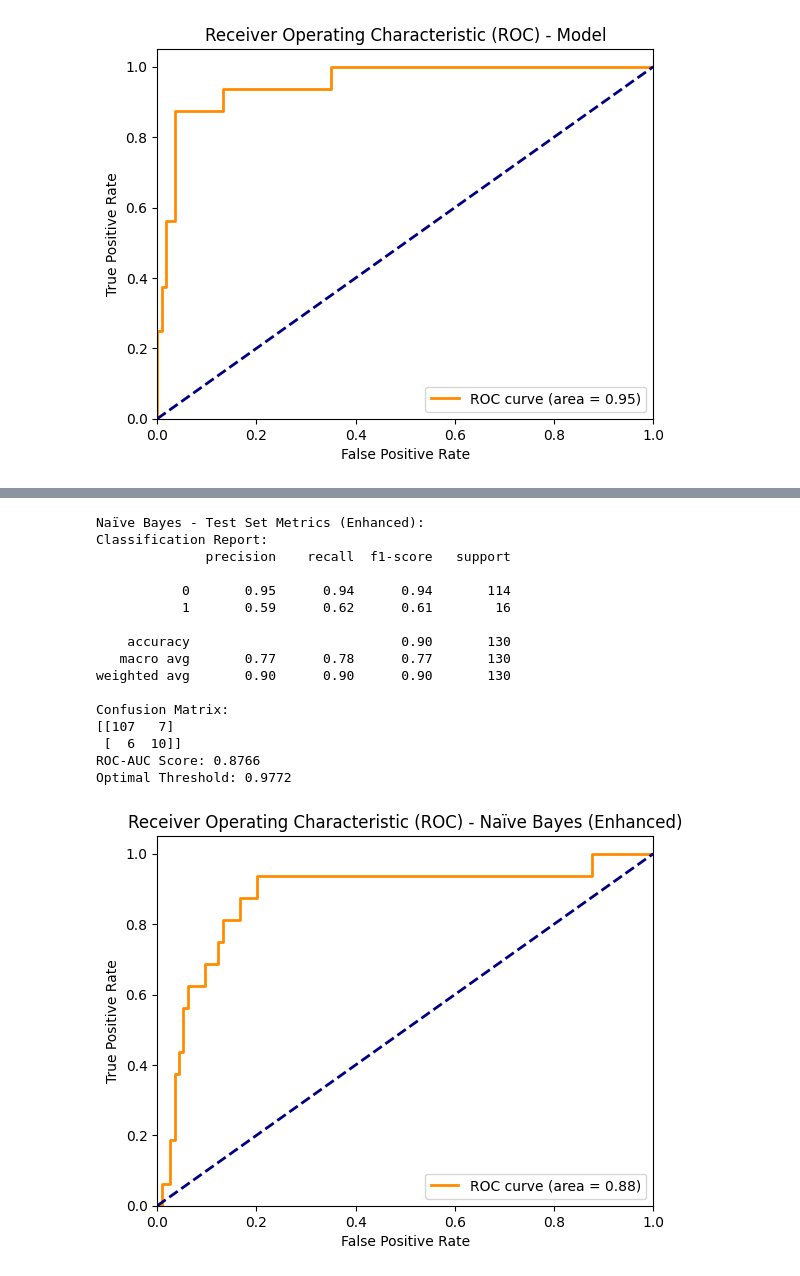
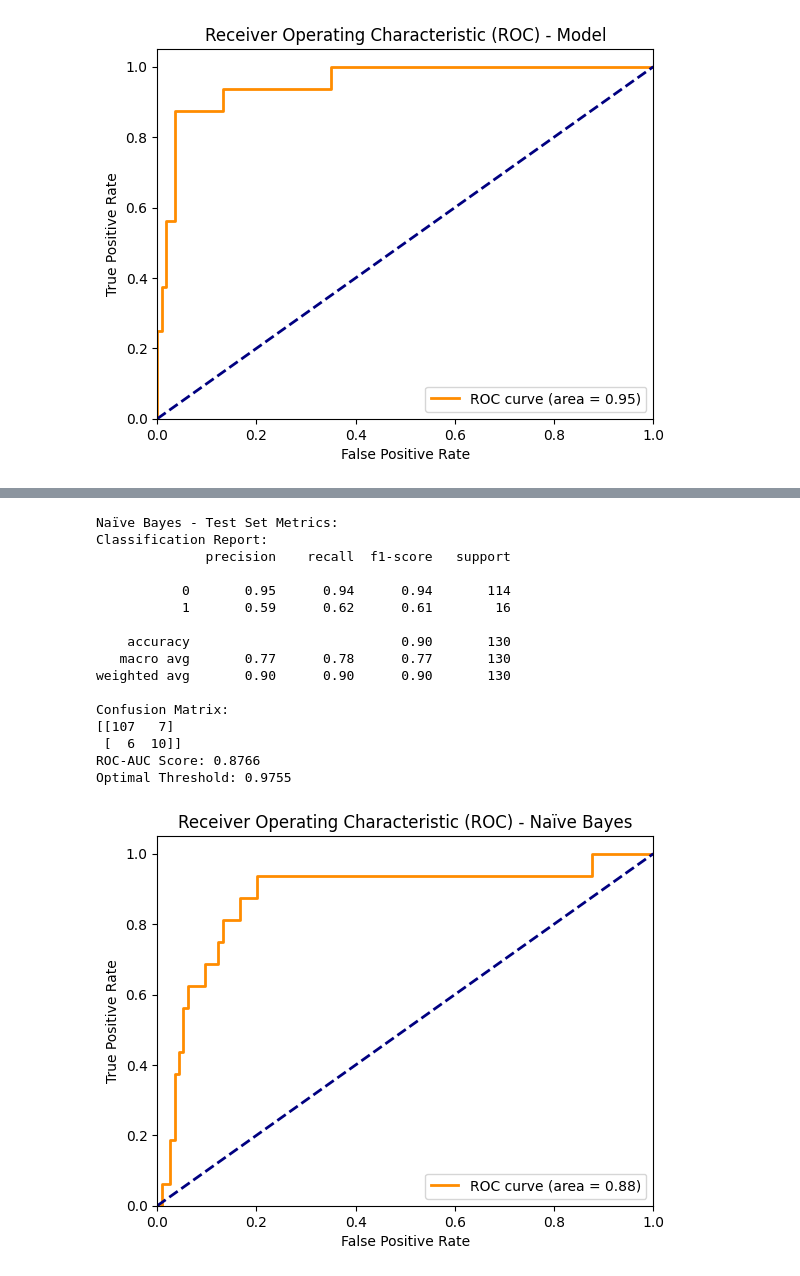
Before and after one commit to Mariz-Youssef/COVID-19-Outcome-Prediction, a Jupyter notebook: Notebook-1.ipynb, the cells around one changed output, grey strips where cells are left out. Cells and saved outputs as stored; diff of their text form; code cells hidden in the pictures.

```diff
--- a/Notebook-1.ipynb
+++ b/Notebook-1.ipynb
@@ -107,7 +161,7 @@ recall_scorer = make_scorer(recall_score)
 for k in range(1, 21):
     knn = KNeighborsClassifier(n_neighbors=k)
     # Use the recall scorer for cross-validation
-    cv_scores = cross_val_score(knn, X_train, y_train, cv=5, scoring=recall_scorer)  # 5-fold cross-validation
+    cv_scores = cross_val_score(knn, X_train_resampled, y_train_resampled, cv=5, scoring=recall_scorer)  # 5-fold cross-validation
     mean_recall = cv_scores.mean()
     #print(f"k={k}, Cross-Validation Recall: {mean_recall}")
     if (mean_recall > best_recall) & (k!=1): #to avoid overfitting
@@ -120,5 +174,5 @@ Optimal number of neighbors (k) for maximum recall: 3
 # %%
 # 5. Train the KNN classifier with the optimal k
 knn = KNeighborsClassifier(n_neighbors=best_k)
-knn.fit(X_train, y_train)
+knn.fit(X_train_resampled, y_train_resampled)
 # %% [output]
@@ -432,27 +478,4 @@ Optimal Threshold: 0.9999
 # %%
-from imblearn.combine import SMOTETomek
-
-# Scaling
-#scaler = StandardScaler()
-#X_train_scaled = scaler.fit_transform(X_train)
-#X_test_scaled = scaler.transform(X_test)
-
-# Handle imbalance with SMOTE + Tomek Links
-smote_tomek = SMOTETomek(random_state=RANDOM_STATE)
-X_train_resampled, y_train_resampled = smote_tomek.fit_resample(X_train, y_train)
-
-# Naïve Bayes with isotonic calibration
-naive_bayes_test=GaussianNB(var_smoothing=1e-9)
-#naive_bayes = GaussianNB(var_smoothing=1e-9)
-#naive_bayes_test
-# = CalibratedClassifierCV(naive_bayes, method='isotonic')
-
-# Fit model
-naive_bayes_test.fit(X_train_resampled, y_train_resampled)
-
-# Predict probabilities
-y_test_proba_nb = naive_bayes_test.predict_proba(X_test)[:, 1]
-
 # Optimize threshold for F1-Score
 precisions, recalls, thresholds = precision_recall_curve(y_test, y_test_proba_nb)
 f1_scores = 2 * (precisions * recalls) / (precisions + recalls + 1e-9)
@@ -463,7 +486,7 @@ optimal_threshold_nb = thresholds[optimal_idx]
 y_test_pred_threshold_nb = (y_test_proba_nb >= optimal_threshold_nb).astype(int)
 
 # Metrics
-print("\nNaïve Bayes - Test Set Metrics (Enhanced):")
+print("\nNaïve Bayes - Test Set Metrics:")
 print("Classification Report:")
 print(classification_report(y_test, y_test_pred_threshold_nb))
 
@@ -471,36 +494,36 @@ print("Confusion Matrix:")
 print(confusion_matrix(y_test, y_test_pred_threshold_nb))
 
 roc_auc_test_nb = roc_auc_score(y_test, y_test_proba_nb)
 print(f"ROC-AUC Score: {roc_auc_test_nb:.4f}")
 print(f"Optimal Threshold: {optimal_threshold_nb:.4f}")
 
 # ROC Curve
-fpr, tpr, _ = roc_curve(y_test, y_test_proba_nb)
+fpr_nb, tpr_nb, _ = roc_curve(y_test, y_test_proba_nb)
 plt.figure()
-plt.plot(fpr, tpr, color='darkorange', lw=2, label=f'ROC curve (area = {roc_auc_test_nb:.2f})')
+plt.plot(fpr_nb, tpr_nb, color='darkorange', lw=2, label=f'ROC curve (area = {roc_auc_test_nb:.2f})')
 plt.plot([0, 1], [0, 1], color='navy', lw=2, linestyle='--')
 plt.xlim([0.0, 1.0])
 plt.ylim([0.0, 1.05])
 plt.xlabel('False Positive Rate')
 plt.ylabel('True Positive Rate')
-plt.title('Receiver Operating Characteristic (ROC) - Naïve Bayes (Enhanced)')
+plt.title('Receiver Operating Characteristic (ROC) - Naïve Bayes')
 plt.legend(loc="lower right")
 plt.show()
 # %% [output]
-Naïve Bayes - Test Set Metrics (Enhanced):
+Naïve Bayes - Test Set Metrics:
 Classification Report:
               precision    recall  f1-score   support
 
            0       0.95      0.94      0.94       114
            1       0.59      0.62      0.61        16
 
     accuracy                           0.90       130
    macro avg       0.77      0.78      0.77       130
 weighted avg       0.90      0.90      0.90       130
 
 Confusion Matrix:
 [[107   7]
  [  6  10]]
 ROC-AUC Score: 0.8766
-Optimal Threshold: 0.9772
+Optimal Threshold: 0.9755
-[figure, old version]
+[figure, new version]
```
Also changed, not shown: parts of 24 cells of this notebook.
